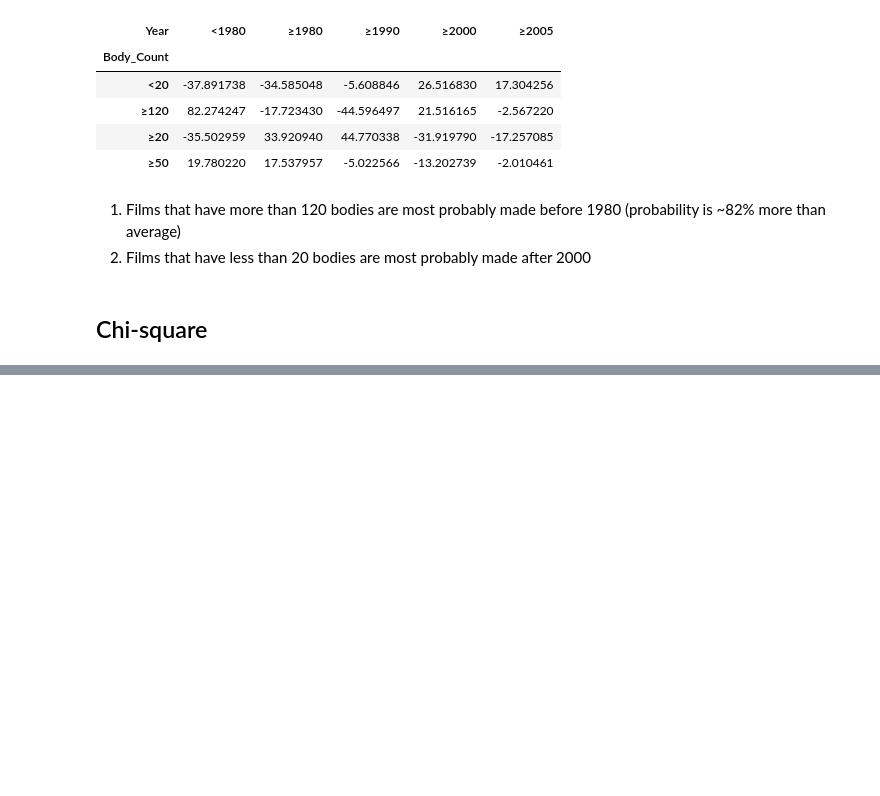
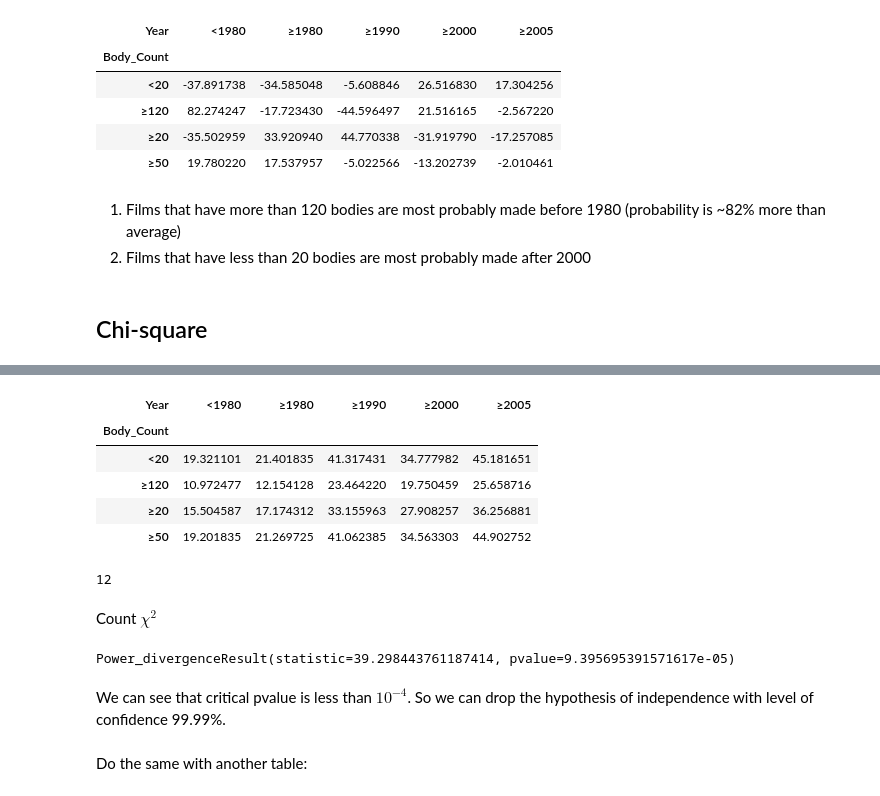
Before and after one commit to Euphe/data_analysis_project, a Jupyter notebook: hw3.ipynb, the cells around one changed output, grey strips where cells are left out. Cells and saved outputs as stored; diff of their text form; code cells hidden in the pictures; blank space fills up the shorter version.

```diff
--- a/hw3.ipynb
+++ b/hw3.ipynb
@@ -181,0 +192,24 @@ Power_divergenceResult(statistic=2.0000000000000004, pvalue=0.3678794411714423)
+# %%
+exp_values_year_bodies
+# %% [output]
+| Year | <1980 | ≥1980 | ≥1990 | ≥2000 | ≥2005 |
+| Body_Count |  |  |  |  |  |
+| <20 | 19.321101 | 21.401835 | 41.317431 | 34.777982 | 45.181651 |
+| ≥120 | 10.972477 | 12.154128 | 23.464220 | 19.750459 | 25.658716 |
+| ≥20 | 15.504587 | 17.174312 | 33.155963 | 27.908257 | 36.256881 |
+| ≥50 | 19.201835 | 21.269725 | 41.062385 | 34.563303 | 44.902752 |
+# %%
+degrees_of_freedom_year_bodies
+# %% [output]
+12
+# %% [markdown]
+Count $\chi^2$
+# %%
+scipy.stats.chisquare(trunc_total(contingency_table_year_bodies), expected_values(contingency_table_year_bodies),
+                      ddof=ddof_year_bodies, axis=None)
+# %% [output]
+Power_divergenceResult(statistic=39.298443761187414, pvalue=9.395695391571617e-05)
+# %% [markdown]
+We can see that critical pvalue is less than $10^{-4}$. So we can drop the hypothesis of independence with level of confidence 99.99%.
+# %% [markdown]
+Do the same with another table:
```
Also changed, not shown: parts of 16 cells of this notebook.
